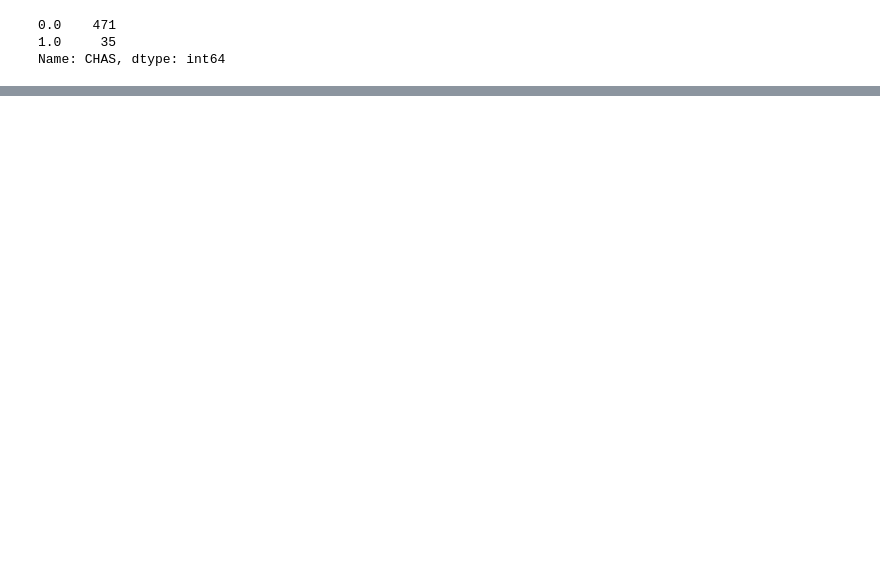
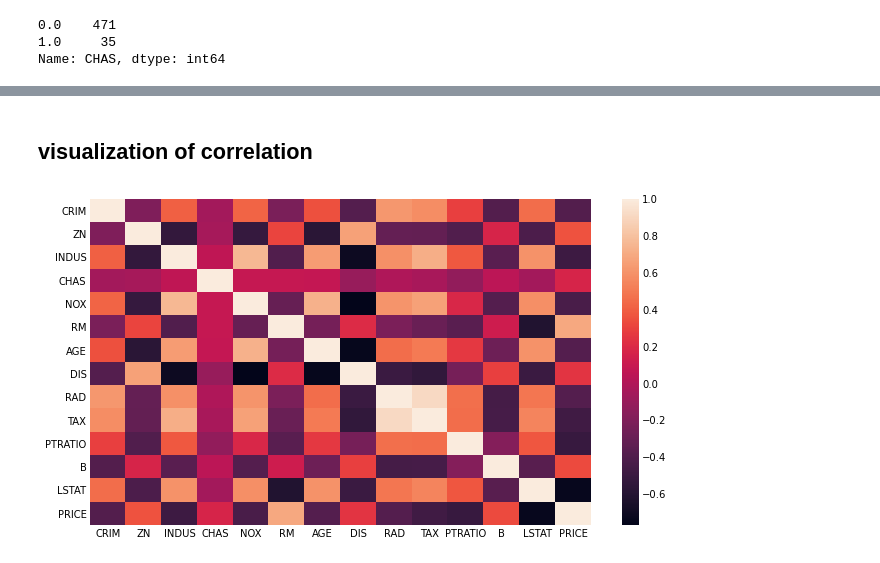
Before and after one commit to caxtonMuthoni/30-days-of-Machine-Learning-and-Artificial-intelligence, a Jupyter notebook: Boston real estates.ipynb, the cells around one changed output, grey strips where cells are left out. Drawn from its saved outputs; the diff is of its cells as text; code cells hidden in the pictures; blank space fills up the shorter version.

Commit message:
Correlation of the boston_property_data

```diff
--- a/Boston real estates.ipynb
+++ b/Boston real estates.ipynb
@@ -179,0 +244,8 @@ plt.show()
+# %% [markdown]
+## visualization of correlation
+# %%
+plt.figure(figsize=(10,6))
+sns.heatmap(data.corr())
+plt.show()
+# %% [output]
+[figure, added]
```
Also changed, not shown: parts of 19 cells of this notebook.
